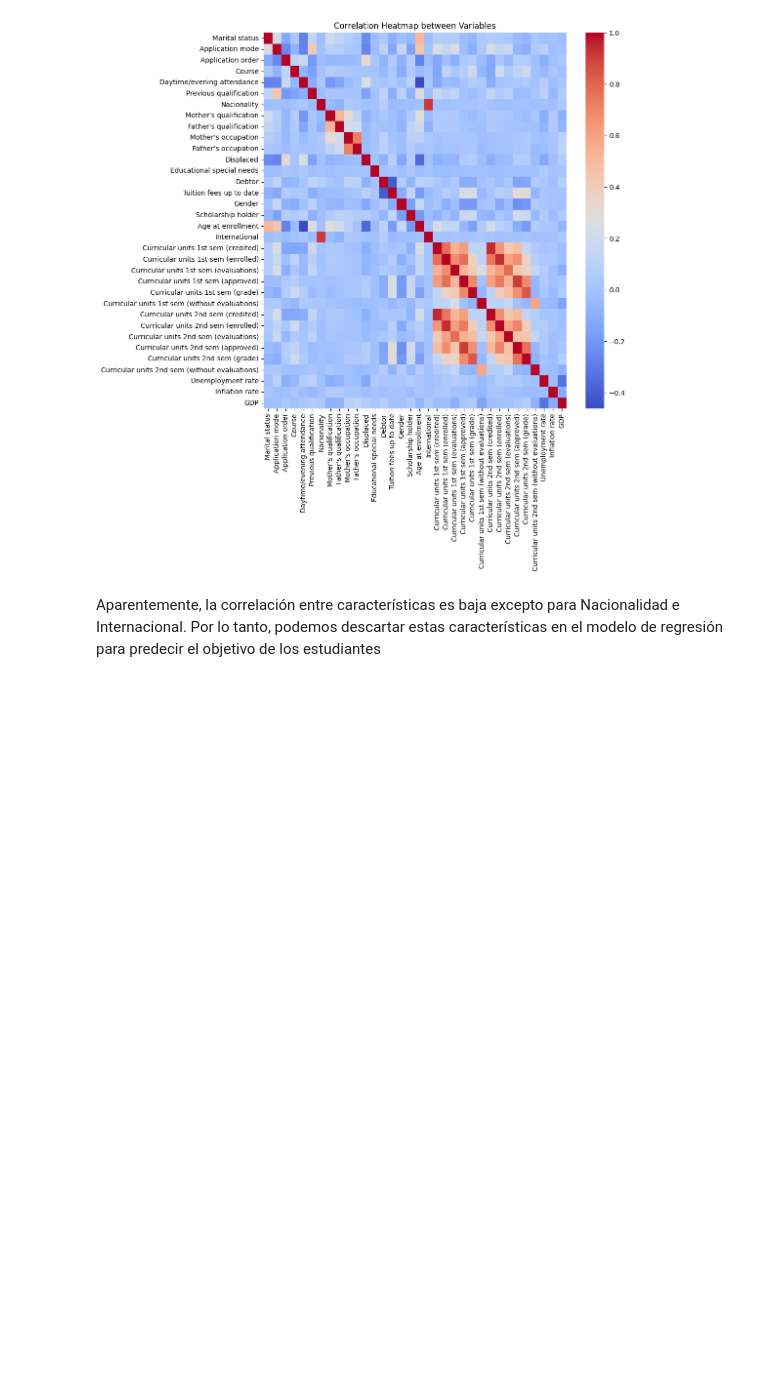
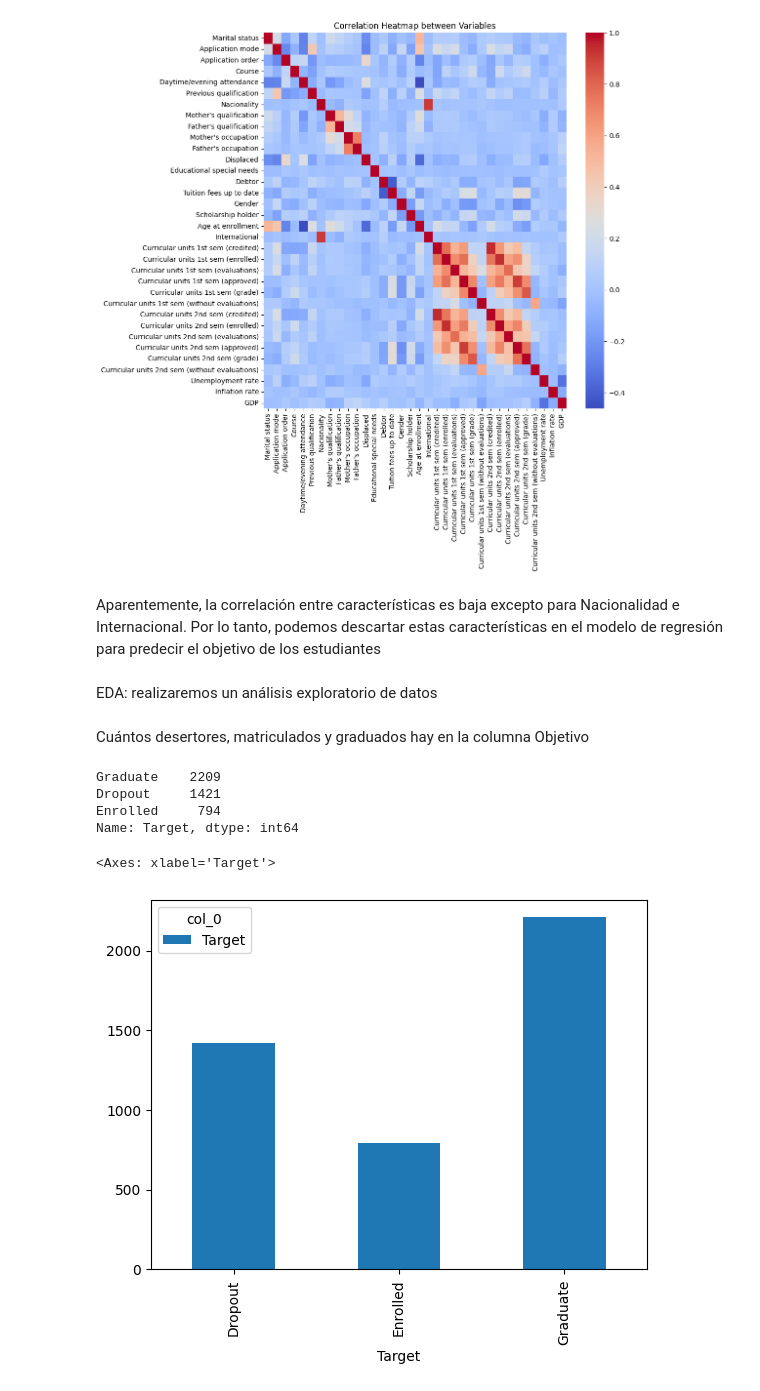
Before and after one commit to EnzoPavez/Datasets-Pavez-Enzo, a Jupyter notebook: ProyectoDS_Pavez__Enzo.ipynb, the cells around one changed output. Drawn from its saved outputs; the diff is of its cells as text; code cells hidden in the pictures; blank space fills up the shorter version.

```diff
--- a/ProyectoDS_Pavez__Enzo.ipynb
+++ b/ProyectoDS_Pavez__Enzo.ipynb
@@ -479,3 +499,20 @@ plt.show()
 [figure]
 # %% [markdown]
 Aparentemente, la correlación entre características es baja excepto para Nacionalidad e Internacional. Por lo tanto, podemos descartar estas características en el modelo de regresión para predecir el objetivo de los estudiantes
+# %% [markdown]
+EDA: realizaremos un análisis exploratorio de datos
+# %% [markdown]
+
+ Cuántos desertores, matriculados y graduados hay en la columna Objetivo
+# %%
+estudiantes['Target'].value_counts()
+# %% [output]
+Graduate    2209
+Dropout     1421
+Enrolled     794
+Name: Target, dtype: int64
+# %%
+pd.crosstab(estudiantes.Target,['Target']).plot(kind='bar')
+# %% [output]
+<Axes: xlabel='Target'>
+[figure, added]
```
Also changed, not shown: parts of 33 cells of this notebook.
